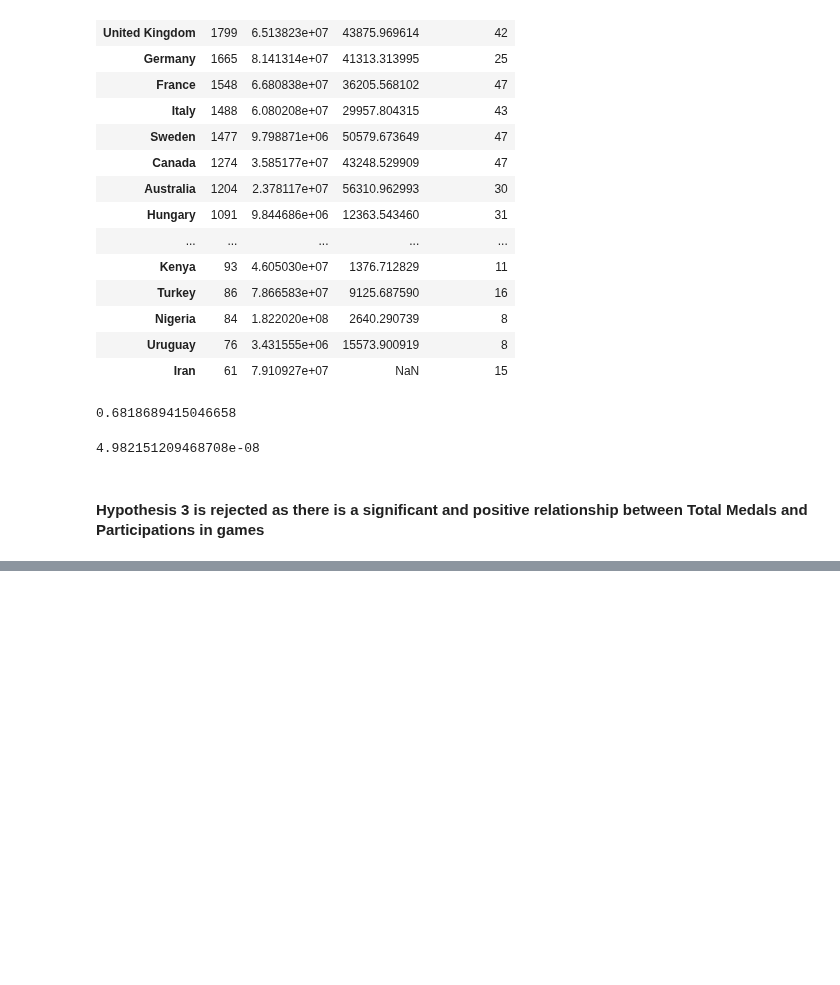
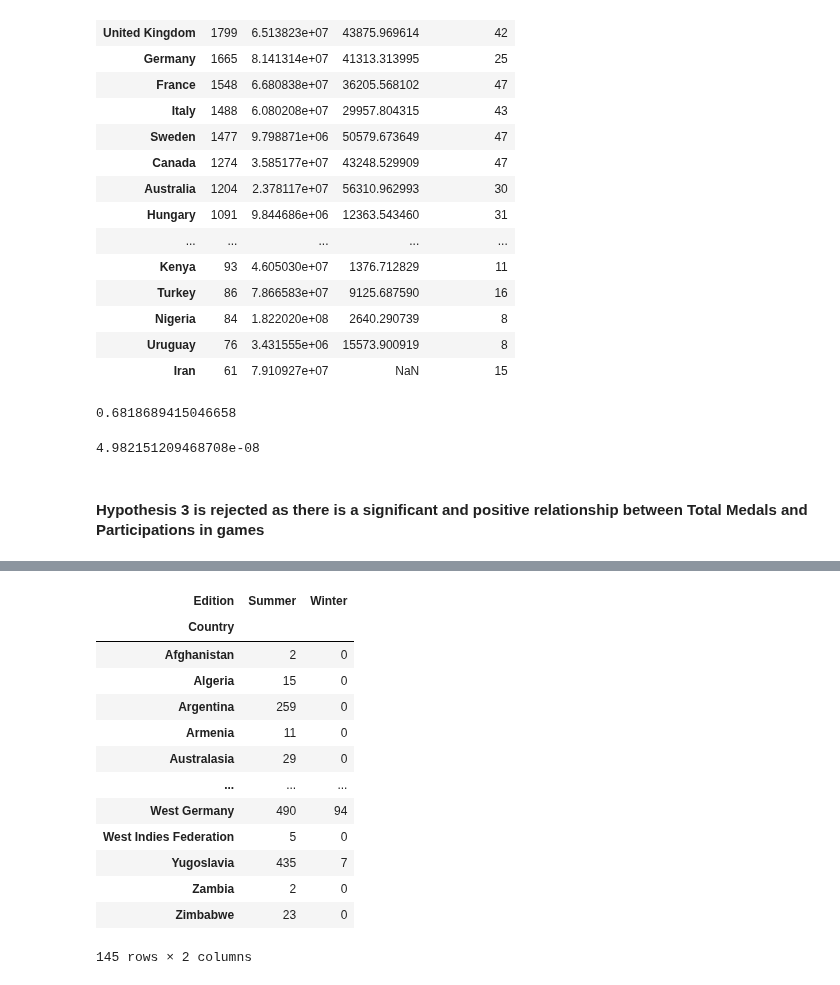
Before and after one commit to marb61a/Data-Science-Projects, a Jupyter notebook: Olympic Games Project/Olympic-Games.ipynb, the cells around one changed output, grey strips where cells are left out. Saved outputs shown, nothing was run; the diff lists cells and outputs as text; code cells hidden in the pictures; blank space fills up the shorter version.

```diff
--- a/Olympic Games Project/Olympic-Games.ipynb
+++ b/Olympic Games Project/Olympic-Games.ipynb
@@ -1021,0 +1043,17 @@ p_value
+# %%
+sum_vs_win
+# %% [output]
+| Edition | Summer | Winter |
+| Country |  |  |
+| Afghanistan | 2 | 0 |
+| Algeria | 15 | 0 |
+| Argentina | 259 | 0 |
+| Armenia | 11 | 0 |
+| Australasia | 29 | 0 |
+| ... | ... | ... |
+| West Germany | 490 | 94 |
+| West Indies Federation | 5 | 0 |
+| Yugoslavia | 435 | 7 |
+| Zambia | 2 | 0 |
+| Zimbabwe | 23 | 0 |
+145 rows × 2 columns
```
Also changed, not shown: parts of 7 cells of this notebook.
